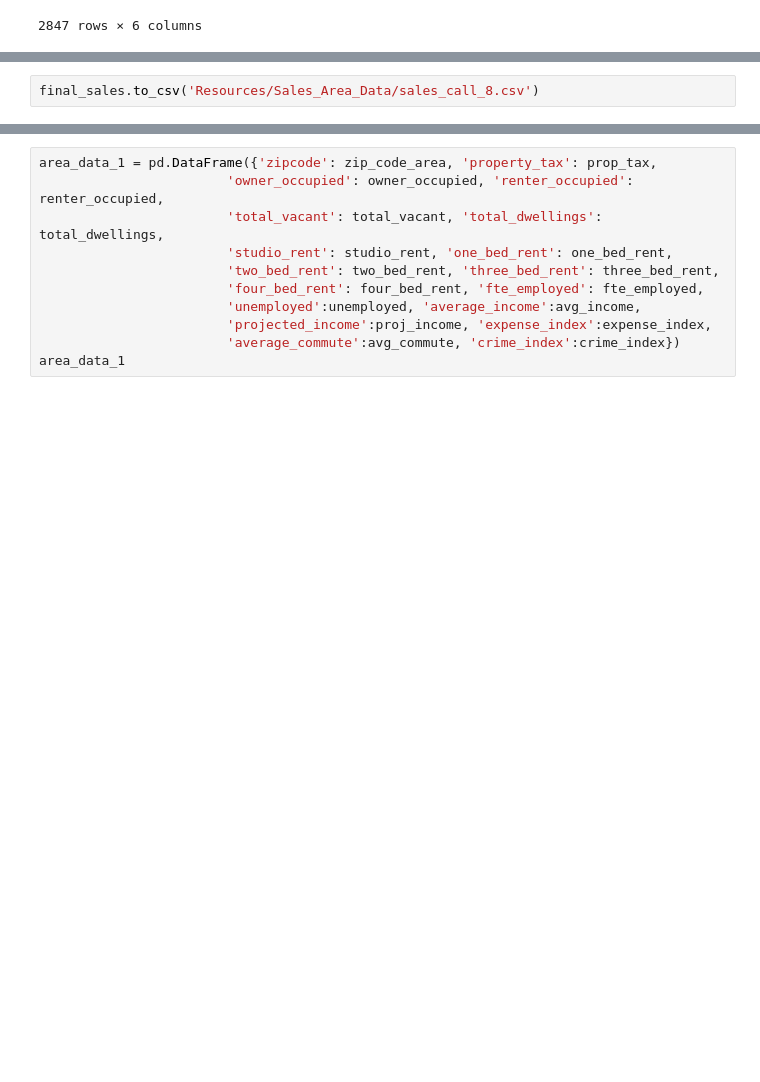
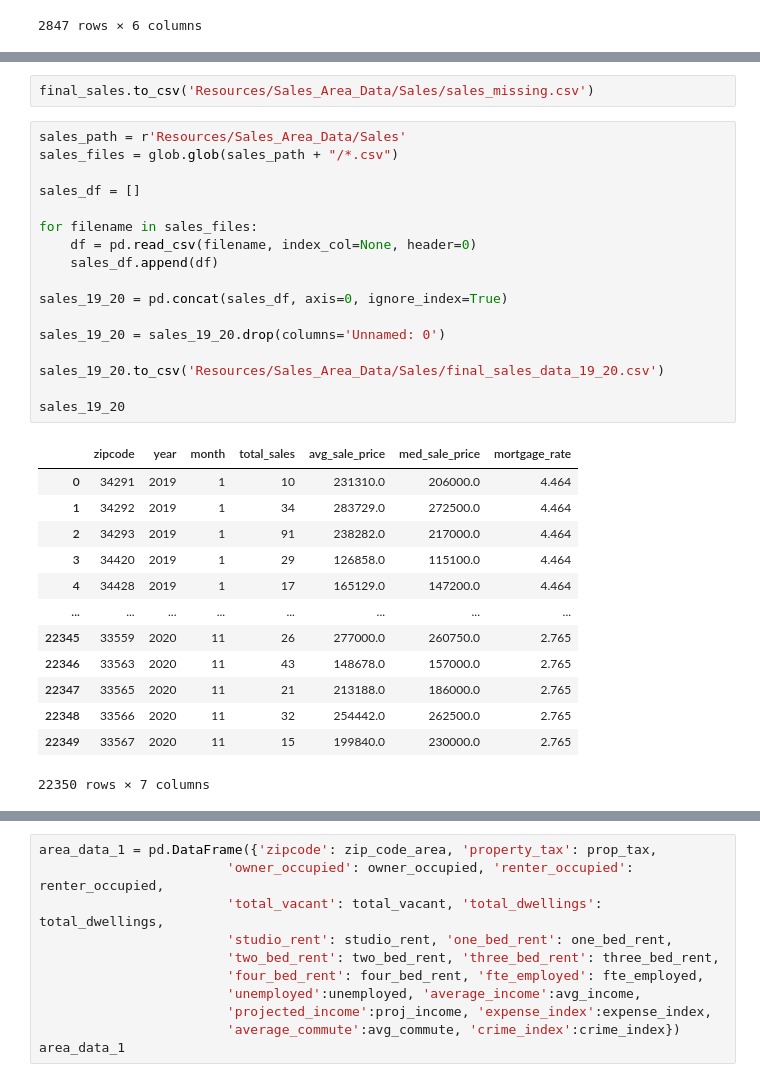
Before and after one commit to FinalProject-2021/Housing_Valuation, a Jupyter notebook: sales_data_JJ.ipynb, the cells around one changed output, grey strips where cells are left out. Cells and saved outputs as stored; diff of their text form; blank space fills up the shorter version.

```diff
--- a/sales_data_JJ.ipynb
+++ b/sales_data_JJ.ipynb
@@ -196,2 +198,33 @@ final_sales
 # %%
-final_sales.to_csv('Resources/Sales_Area_Data/sales_call_8.csv')
+final_sales.to_csv('Resources/Sales_Area_Data/Sales/sales_missing.csv')
+# %%
+sales_path = r'Resources/Sales_Area_Data/Sales'
+sales_files = glob.glob(sales_path + "/*.csv")
+
+sales_df = []
+
+for filename in sales_files:
+    df = pd.read_csv(filename, index_col=None, header=0)
+    sales_df.append(df)
+
+sales_19_20 = pd.concat(sales_df, axis=0, ignore_index=True)
+
+sales_19_20 = sales_19_20.drop(columns='Unnamed: 0')
+
+sales_19_20.to_csv('Resources/Sales_Area_Data/Sales/final_sales_data_19_20.csv')
+
+sales_19_20
+# %% [output]
+|  | zipcode | year | month | total_sales | avg_sale_price | med_sale_price | mortgage_rate |
+| 0 | 34291 | 2019 | 1 | 10 | 231310.0 | 206000.0 | 4.464 |
+| 1 | 34292 | 2019 | 1 | 34 | 283729.0 | 272500.0 | 4.464 |
+| 2 | 34293 | 2019 | 1 | 91 | 238282.0 | 217000.0 | 4.464 |
+| 3 | 34420 | 2019 | 1 | 29 | 126858.0 | 115100.0 | 4.464 |
+| 4 | 34428 | 2019 | 1 | 17 | 165129.0 | 147200.0 | 4.464 |
+| ... | ... | ... | ... | ... | ... | ... | ... |
+| 22345 | 33559 | 2020 | 11 | 26 | 277000.0 | 260750.0 | 2.765 |
+| 22346 | 33563 | 2020 | 11 | 43 | 148678.0 | 157000.0 | 2.765 |
+| 22347 | 33565 | 2020 | 11 | 21 | 213188.0 | 186000.0 | 2.765 |
+| 22348 | 33566 | 2020 | 11 | 32 | 254442.0 | 262500.0 | 2.765 |
+| 22349 | 33567 | 2020 | 11 | 15 | 199840.0 | 230000.0 | 2.765 |
+22350 rows × 7 columns
```
Also changed, not shown: parts of 11 cells of this notebook, 19 other files.
